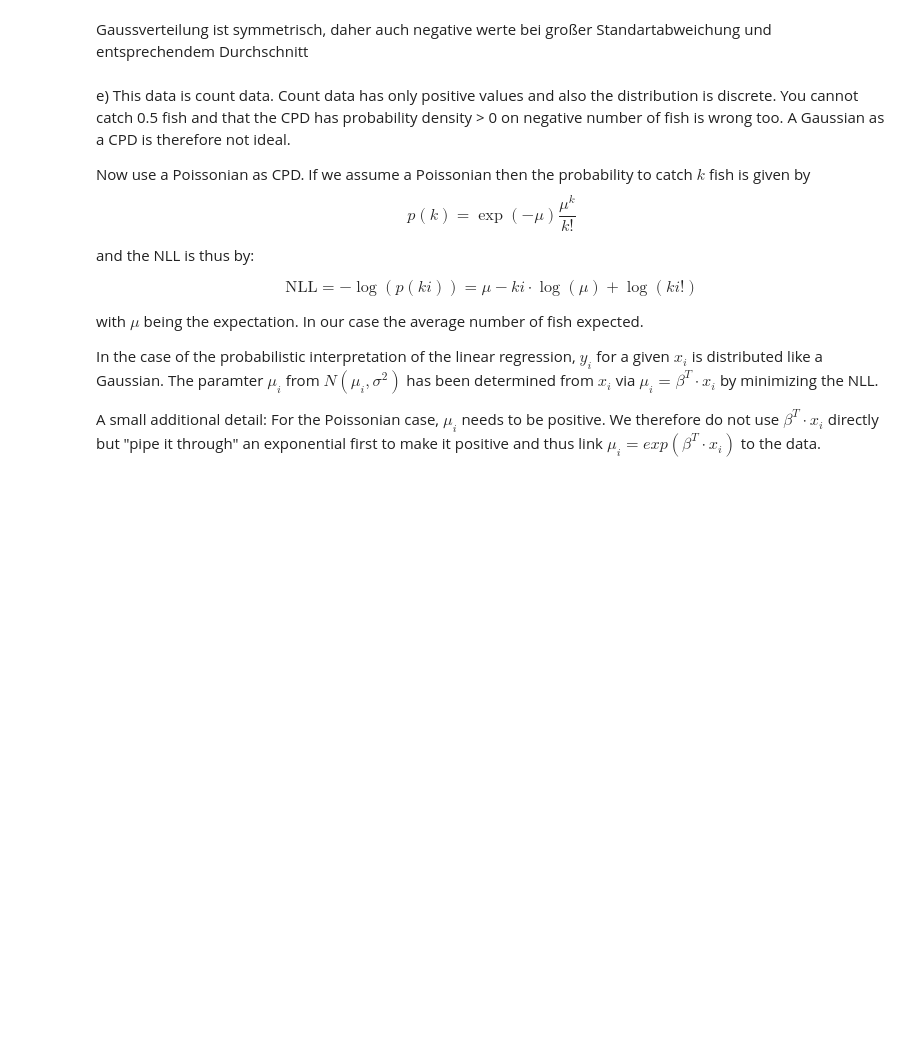
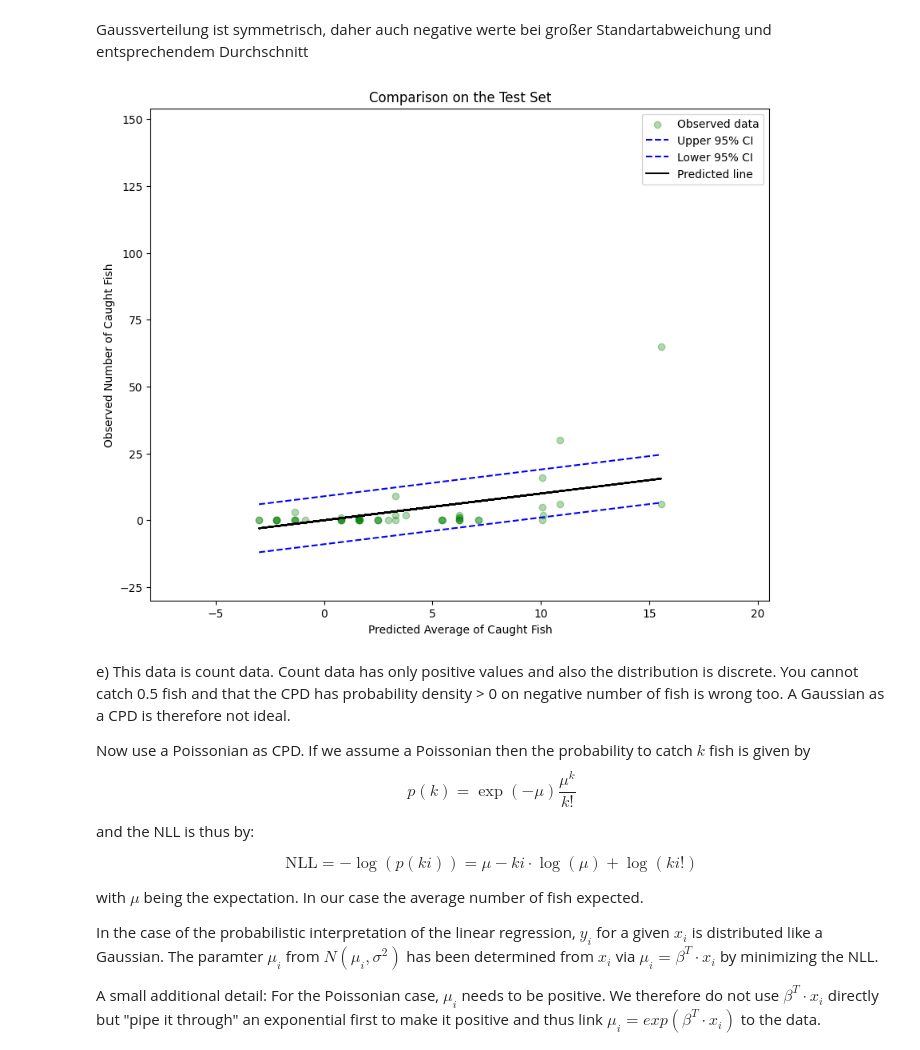
Before and after one commit to SergioChan96/MaschineLearning, a Jupyter notebook: Aufgaben/A2/A2-1/Linear_Regression.ipynb, the cells around one changed output. Cells and saved outputs as stored; diff of their text form; code cells hidden in the pictures; blank space fills up the shorter version.

```diff
--- a/Aufgaben/A2/A2-1/Linear_Regression.ipynb
+++ b/Aufgaben/A2/A2-1/Linear_Regression.ipynb
@@ -165,5 +165,29 @@ plt.show()
 # %% [markdown]
 Gaussverteilung ist symmetrisch, daher auch negative werte bei großer Standartabweichung und entsprechendem Durchschnitt
+# %%
+var_yte_hat = yte_hat.var()
+percentile = 1.96 * yte_hat.std()  # Distance for 95% CI
+
+sort_idx = np.argsort(yte_hat, axis=0)
+sorted_yte_hat = yte_hat[sort_idx].flatten()
+
+plt.figure(figsize=(10, 8))
+plt.scatter(yte_hat, yte, alpha=0.3, color="green", label="Observed data")
+plt.plot(sorted_yte_hat, sorted_yte_hat + percentile, linestyle='dashed', color="blue", linewidth=1.5,
+         label="Upper 95% CI")
+plt.plot(sorted_yte_hat, sorted_yte_hat - percentile, linestyle='dashed', color="blue", linewidth=1.5,
+         label="Lower 95% CI")
+plt.plot(yte_hat, yte_hat, color="black", linewidth=1.5, label="Predicted line")
+
+plt.title('Comparison on the Test Set')
+plt.xlabel('Predicted Average of Caught Fish')
+plt.ylabel('Observed Number of Caught Fish')
+plt.xlim(min(yte_hat) - 5, max(yte_hat) + 5)  # Expand limits for visibility
+plt.ylim(min(yt) - 30, max(yt) + 5)
+plt.legend()
+plt.show()
+# %% [output]
+[figure, added]
 # %% [markdown]
 e) This data is count data. Count data has only positive values and also the distribution is discrete. You cannot catch 0.5 fish and that the CPD has probability density > 0 on negative number of fish is wrong too. A Gaussian as a CPD is therefore not ideal.
 
```
Also changed, not shown: parts of 4 cells of this notebook, 5 other files.
